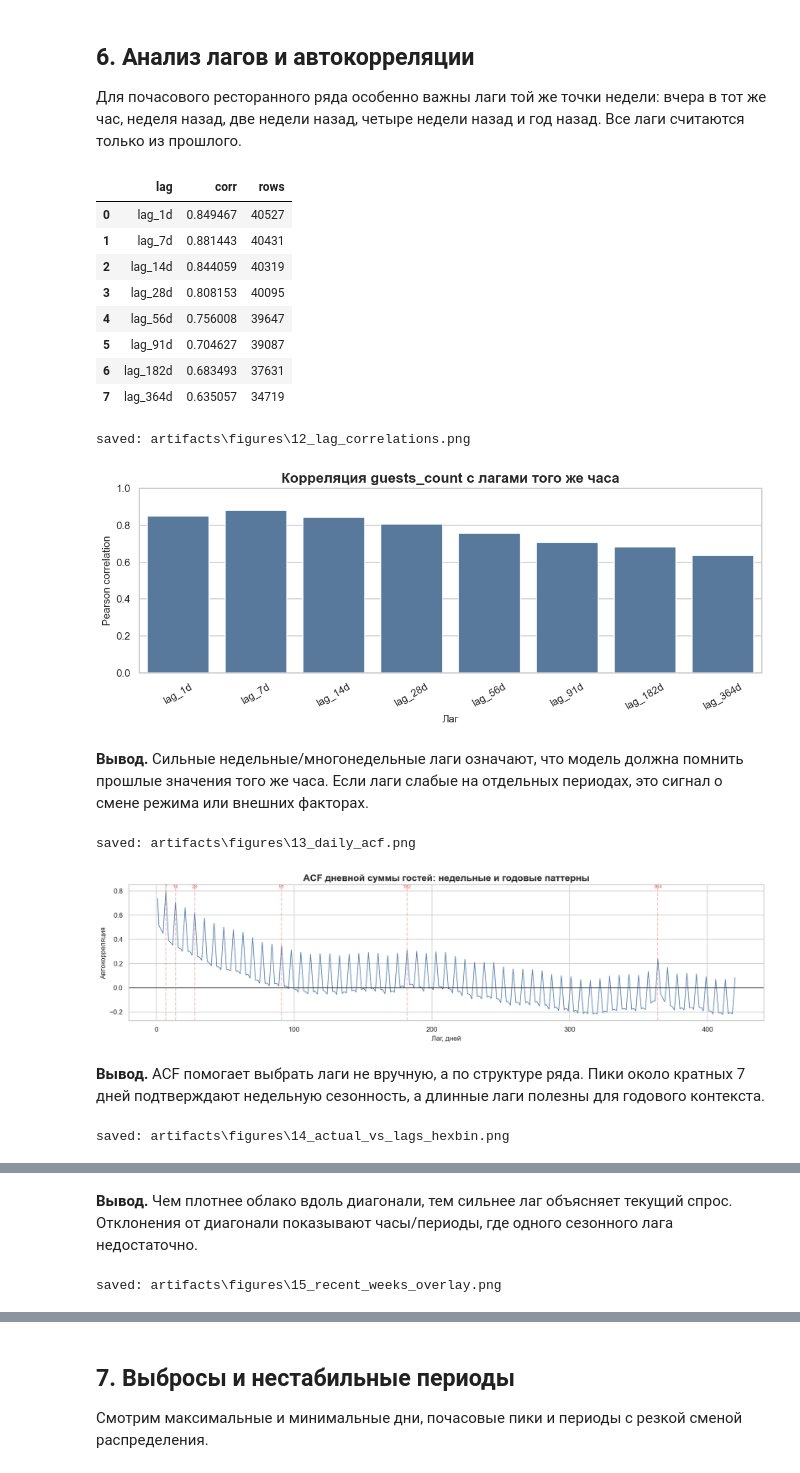
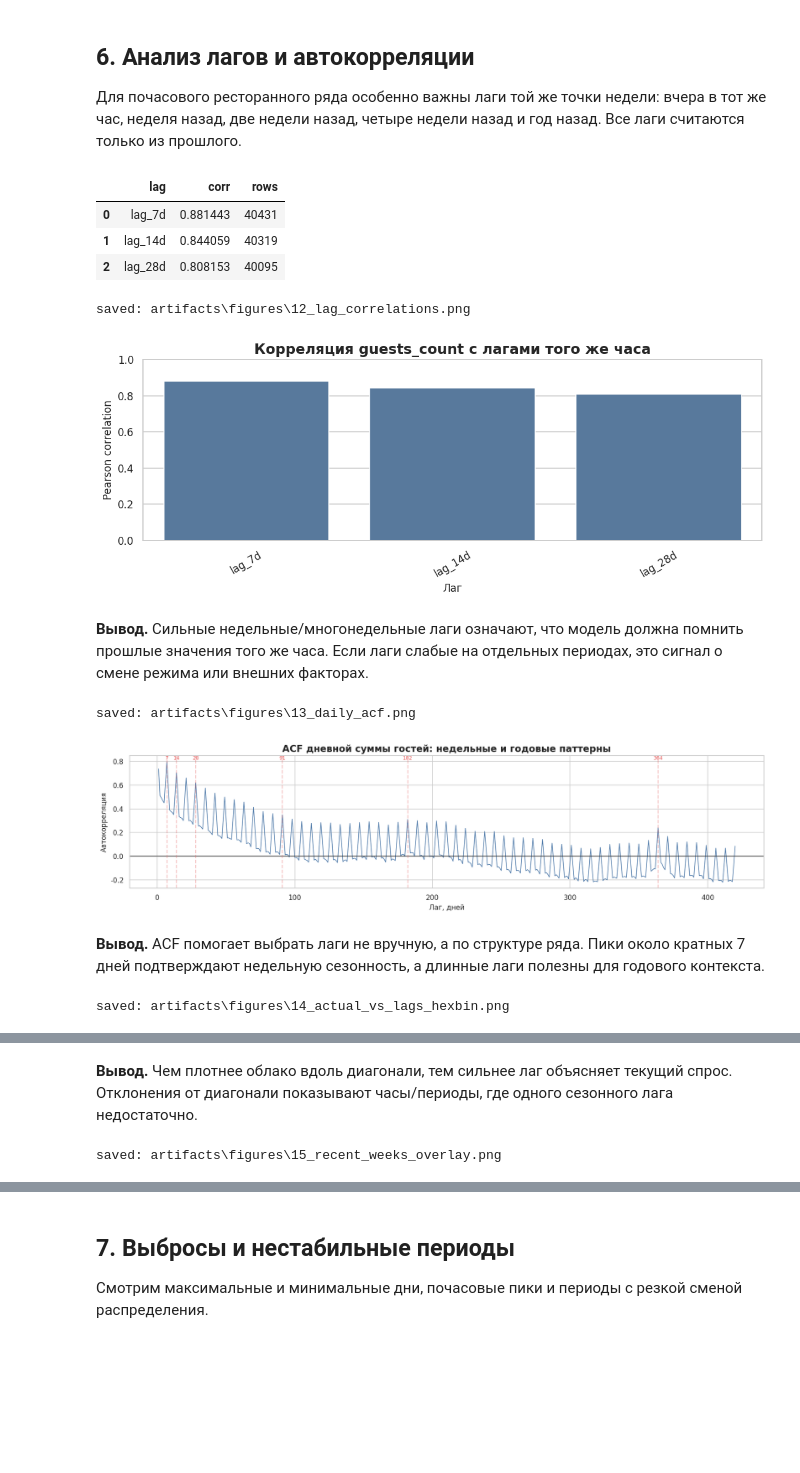
Before and after one commit to lasofiko/crocs, a Jupyter notebook: notebooks/01_train_eda_and_forecast_baseline.ipynb, the cells around one changed output, grey strips where cells are left out. Drawn from its saved outputs; the diff is of its cells as text; code cells hidden in the pictures; blank space fills up the shorter version.

```diff
--- a/notebooks/01_train_eda_and_forecast_baseline.ipynb
+++ b/notebooks/01_train_eda_and_forecast_baseline.ipynb
@@ -26,8 +14,6 @@ import numpy as np
 import pandas as pd
 import seaborn as sns
 from IPython.display import Markdown, display
-from lightgbm import LGBMRegressor
-from sklearn.metrics import mean_absolute_error, mean_squared_error
 
 warnings.filterwarnings("ignore")
 
@@ -43,6 +29,8 @@ plt.rcParams.update(
         "legend.frameon": True,
         "legend.framealpha": 0.92,
         "font.size": 10,
+        "font.family": "DejaVu Sans",
+        "axes.unicode_minus": False,
     }
 )
 
@@ -80,38 +68,6 @@ def format_date_axis(ax, locator: str = "year") -> None:
 
 def note(text: str) -> None:
     display(Markdown(text.strip()))
-
-
-def rmse(y_true, y_pred) -> float:
-    return float(np.sqrt(mean_squared_error(y_true, y_pred)))
-
-
-def wape(y_true, y_pred) -> float:
-    denom = np.abs(y_true).sum()
-    if denom == 0:
-        return np.nan
-    return float(np.abs(y_true - y_pred).sum() / denom * 100)
-
-
-def smape(y_true, y_pred) -> float:
-    y_true = np.asarray(y_true, dtype=float)
-    y_pred = np.asarray(y_pred, dtype=float)
-    denom = np.abs(y_true) + np.abs(y_pred)
-    mask = denom > 0
-    if not mask.any():
-        return np.nan
-    return float(np.mean(2 * np.abs(y_true[mask] - y_pred[mask]) / denom[mask]) * 100)
-
-
-def regression_metrics(y_true, y_pred) -> dict[str, float]:
-    y_true = np.asarray(y_true, dtype=float)
-    y_pred = np.asarray(y_pred, dtype=float)
-    return {
-        "MAE": float(mean_absolute_error(y_true, y_pred)),
-        "RMSE": rmse(y_true, y_pred),
-        "WAPE": wape(y_true, y_pred),
-        "SMAPE": smape(y_true, y_pred),
-    }
 # %% [markdown]
 ## 2. Загрузка данных
 
@@ -567,7 +716,7 @@ saved: artifacts\figures\09_heatmap_recent_date_hour.png
 Для почасового ресторанного ряда особенно важны лаги той же точки недели: вчера в тот же час,
 неделя назад, две недели назад, четыре недели назад и год назад. Все лаги считаются только из прошлого.
 # %%
-lag_days = [1, 7, 14, 28, 56, 91, 182, 364]
+lag_days = [7, 14, 28]
 lag_df = df.sort_values(["sale_hour", "sale_date"]).copy()
 for lag in lag_days:
     lag_df[f"lag_{lag}d"] = lag_df.groupby("sale_hour")["guests_count"].shift(lag)
@@ -635,46 +784,41 @@ note("""
 
 last_monday = df["sale_date"].max() - pd.Timedelta(days=int(df["sale_date"].max().dayofweek))
 week_starts = [last_monday - pd.Timedelta(days=7 * i) for i in range(3, -1, -1)]
 week_lines = []
 for start in week_starts:
     end = start + pd.Timedelta(days=6)
     part = df[df["sale_date"].between(start, end)].copy()
     if part.empty:
         continue
     part["week_start"] = start.strftime("%Y-%m-%d")
     part["position"] = part["sale_date"].dt.dayofweek * len(expected_hours) + (part["sale_hour"] - min_hour)
     week_lines.append(part)
 week_cmp = pd.concat(week_lines, ignore_index=True)
 fig, ax = plt.subplots(figsize=(15, 4))
 sns.lineplot(data=week_cmp, x="position", y="guests_count", hue="week_start", estimator=None, units="week_start", lw=1.5, ax=ax)
 ax.set_title("Профили последних недель: тот же день недели и час")
 ax.set_xlabel("Позиция внутри недели (день × час)")
 ax.set_ylabel("guests_count")
 ax.set_xticks([i * len(expected_hours) for i in range(7)])
 ax.set_xticklabels(DOW_RU)
 ax.legend(title="week start", ncol=2)
 savefig("15_recent_weeks_overlay.png")
 plt.show()
 note("""
 **Вывод.** Наложение последних недель показывает, насколько стабилен недельный профиль прямо перед validation.
 Если линии близки, recent seasonal baseline будет трудно побить сложной моделью.
 """)
 # %% [output]
 |  | lag | corr | rows |
-| 0 | lag_1d | 0.849467 | 40527 |
-| 1 | lag_7d | 0.881443 | 40431 |
-| 2 | lag_14d | 0.844059 | 40319 |
-| 3 | lag_28d | 0.808153 | 40095 |
-| 4 | lag_56d | 0.756008 | 39647 |
-| 5 | lag_91d | 0.704627 | 39087 |
-| 6 | lag_182d | 0.683493 | 37631 |
-| 7 | lag_364d | 0.635057 | 34719 |
+| 0 | lag_7d | 0.881443 | 40431 |
+| 1 | lag_14d | 0.844059 | 40319 |
+| 2 | lag_28d | 0.808153 | 40095 |
 saved: artifacts\figures\12_lag_correlations.png
-[figure, old version]
+[figure, new version]
 **Вывод.** Сильные недельные/многонедельные лаги означают, что модель должна помнить прошлые значения того же часа.
 Если лаги слабые на отдельных периодах, это сигнал о смене режима или внешних факторах.
 saved: artifacts\figures\13_daily_acf.png
-[figure, old version]
+[figure, new version]
 **Вывод.** ACF помогает выбрать лаги не вручную, а по структуре ряда.
 Пики около кратных 7 дней подтверждают недельную сезонность, а длинные лаги полезны для годового контекста.
 saved: artifacts\figures\14_actual_vs_lags_hexbin.png
```
Also changed, not shown: parts of 20 cells of this notebook, 5 other files.
